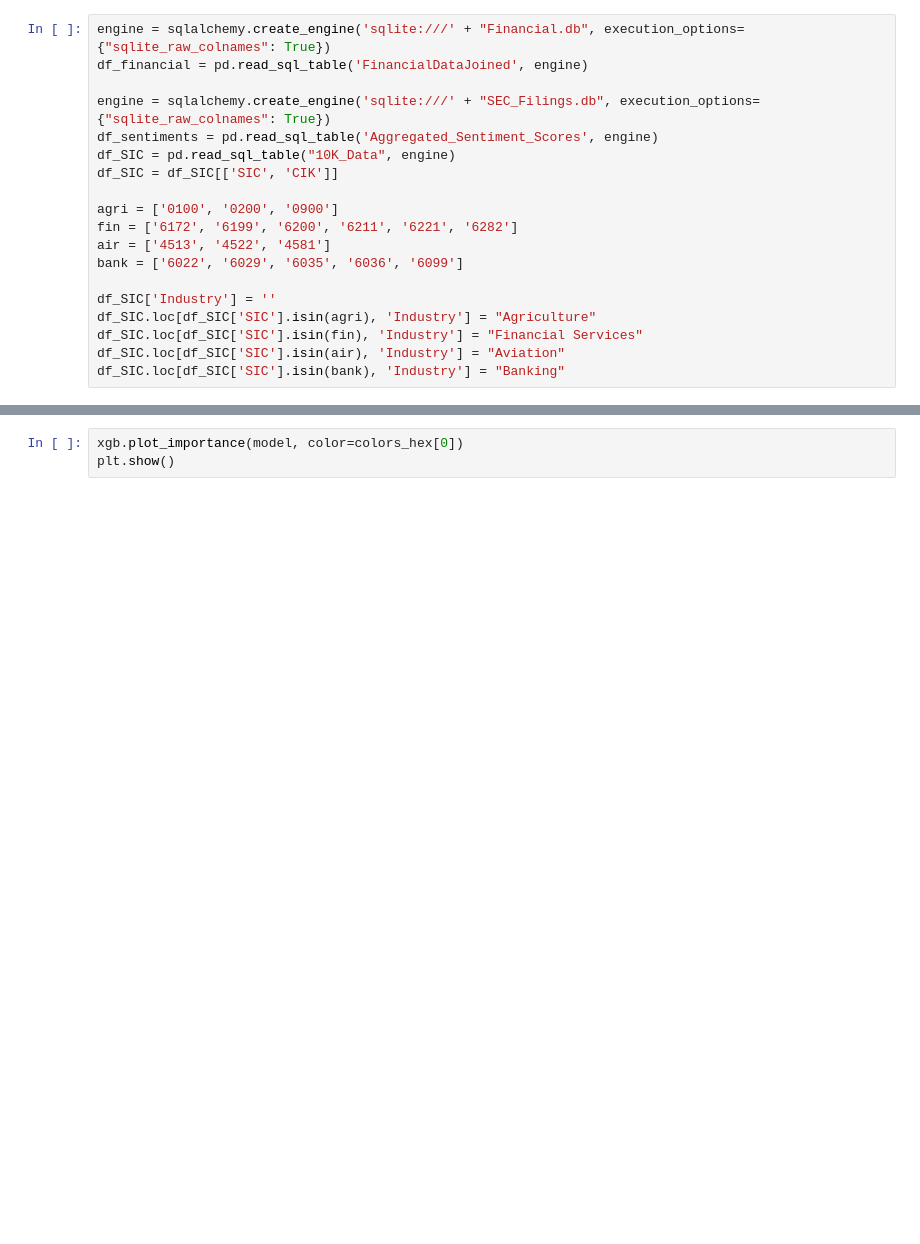
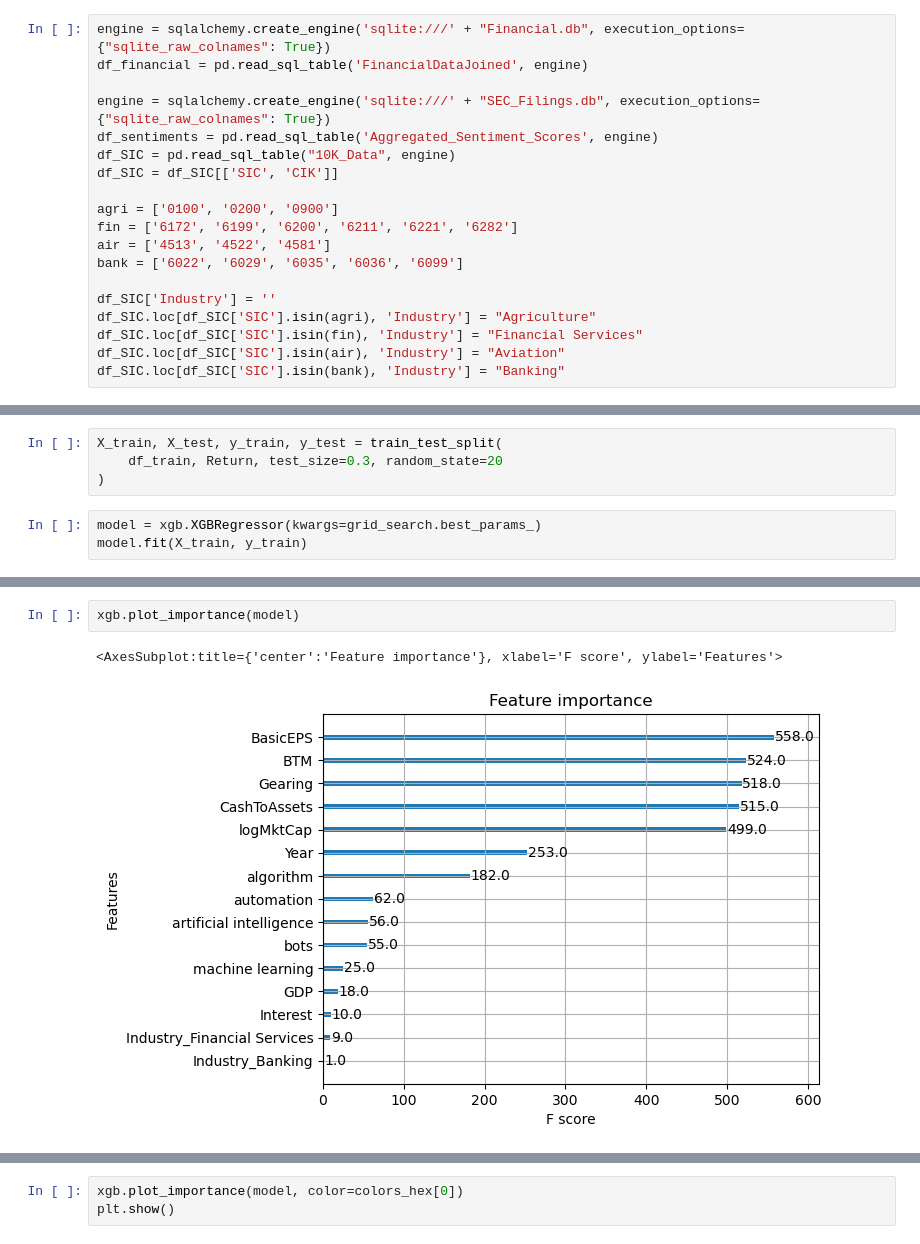
Before and after one commit to gav-conn/Finanacial_Data_Science, a Jupyter notebook: FDS_Project/MachineLearning_Model.ipynb, the cells around one changed output, grey strips where cells are left out. Drawn from its saved outputs; the diff is of its cells as text; blank space fills up the shorter version.

```diff
--- a/FDS_Project/MachineLearning_Model.ipynb
+++ b/FDS_Project/MachineLearning_Model.ipynb
@@ -156,0 +214,7 @@ plt.show()
+# %%
+X_train, X_test, y_train, y_test = train_test_split(
+    df_train, Return, test_size=0.3, random_state=20
+)
+# %%
+model = xgb.XGBRegressor(kwargs=grid_search.best_params_)
+model.fit(X_train, y_train)
@@ -156,0 +235,5 @@ plt.show()
+# %%
+xgb.plot_importance(model)
+# %% [output]
+<AxesSubplot:title={'center':'Feature importance'}, xlabel='F score', ylabel='Features'>
+[figure, added]
```
Also changed, not shown: parts of 18 cells of this notebook, 2 other files.
